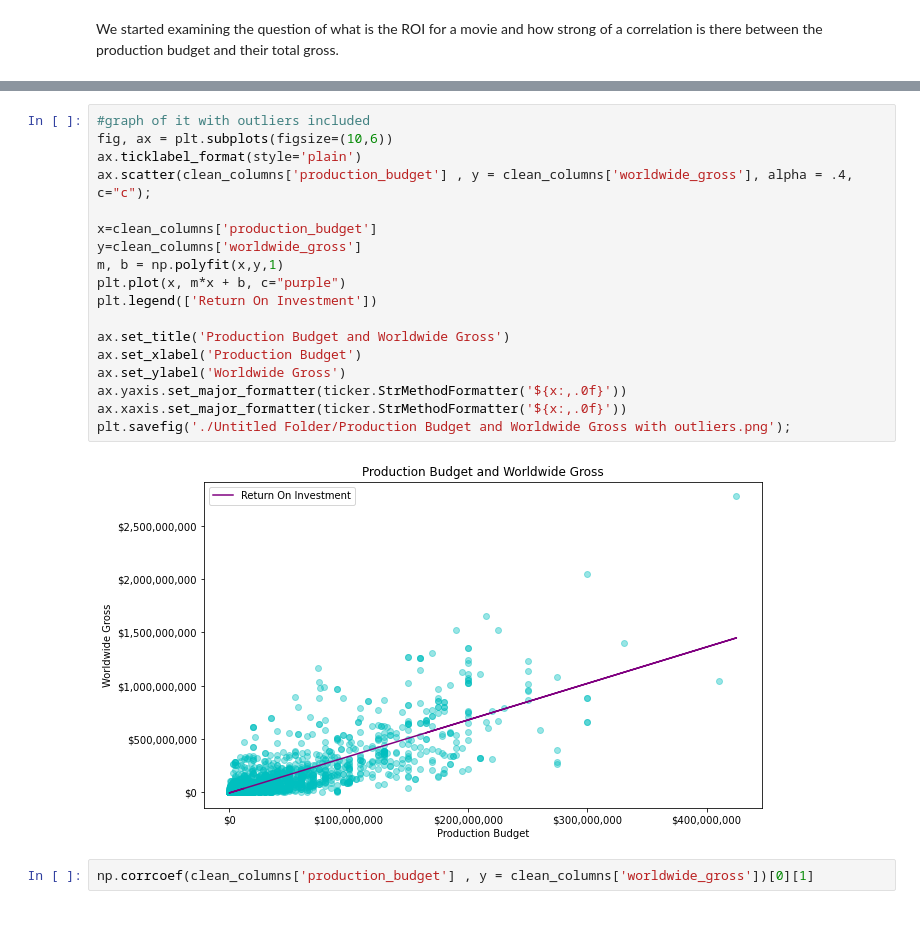
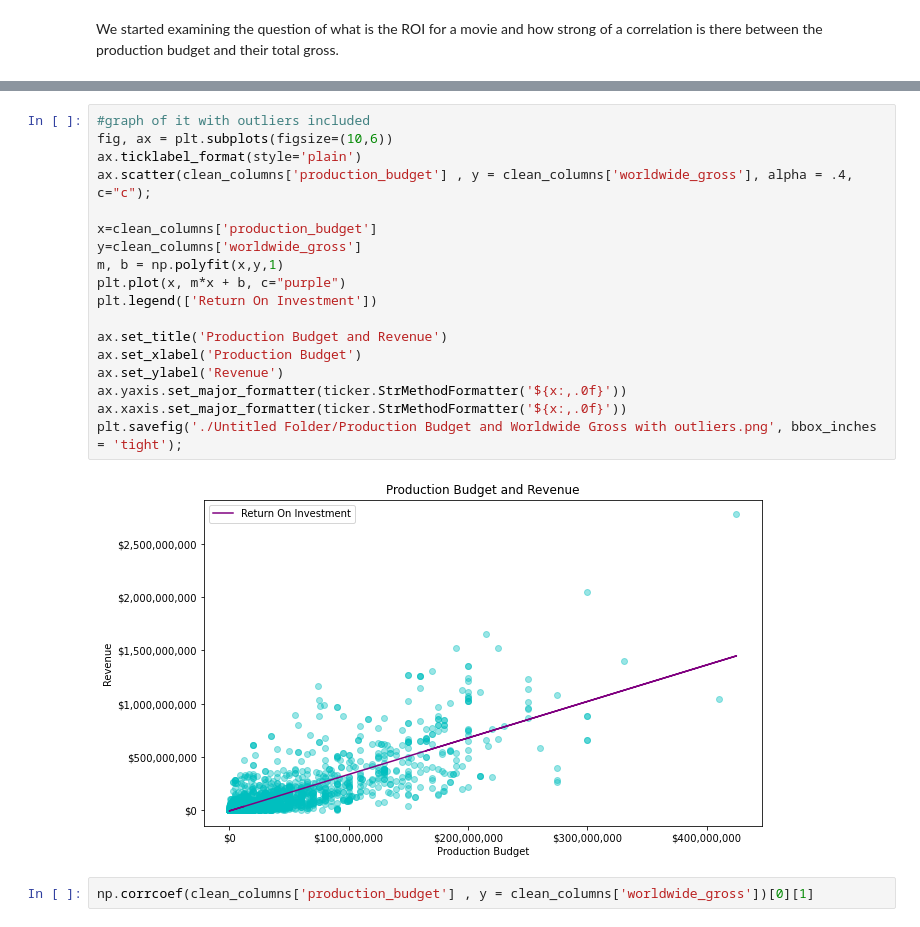
Before and after one commit to xiaohua-su/Film-Analysis, a Jupyter notebook: Analysis_of_Films.ipynb, the cells around one changed output, grey strips where cells are left out. Saved outputs shown, nothing was run; the diff lists cells and outputs as text.

```diff
--- a/Analysis_of_Films.ipynb
+++ b/Analysis_of_Films.ipynb
@@ -248,23 +269,23 @@ We started examining the question of what is the ROI for a movie and how strong
 # %%
 #graph of it with outliers included
 fig, ax = plt.subplots(figsize=(10,6))
 ax.ticklabel_format(style='plain')
 ax.scatter(clean_columns['production_budget'] , y = clean_columns['worldwide_gross'], alpha = .4, c="c");
 
 x=clean_columns['production_budget']
 y=clean_columns['worldwide_gross']
 m, b = np.polyfit(x,y,1)
 plt.plot(x, m*x + b, c="purple")
 plt.legend(['Return On Investment'])
 
-ax.set_title('Production Budget and Worldwide Gross')
+ax.set_title('Production Budget and Revenue')
 ax.set_xlabel('Production Budget')
-ax.set_ylabel('Worldwide Gross')
+ax.set_ylabel('Revenue')
 ax.yaxis.set_major_formatter(ticker.StrMethodFormatter('${x:,.0f}'))
 ax.xaxis.set_major_formatter(ticker.StrMethodFormatter('${x:,.0f}'))
-plt.savefig('./Untitled Folder/Production Budget and Worldwide Gross with outliers.png');
+plt.savefig('./Untitled Folder/Production Budget and Worldwide Gross with outliers.png', bbox_inches = 'tight');
 # %% [output]
-[figure, old version]
+[figure, new version]
 # %%
 np.corrcoef(clean_columns['production_budget'] , y = clean_columns['worldwide_gross'])[0][1]
 # %% [output]
```
Also changed, not shown: parts of 11 cells of this notebook, 6 other files.
